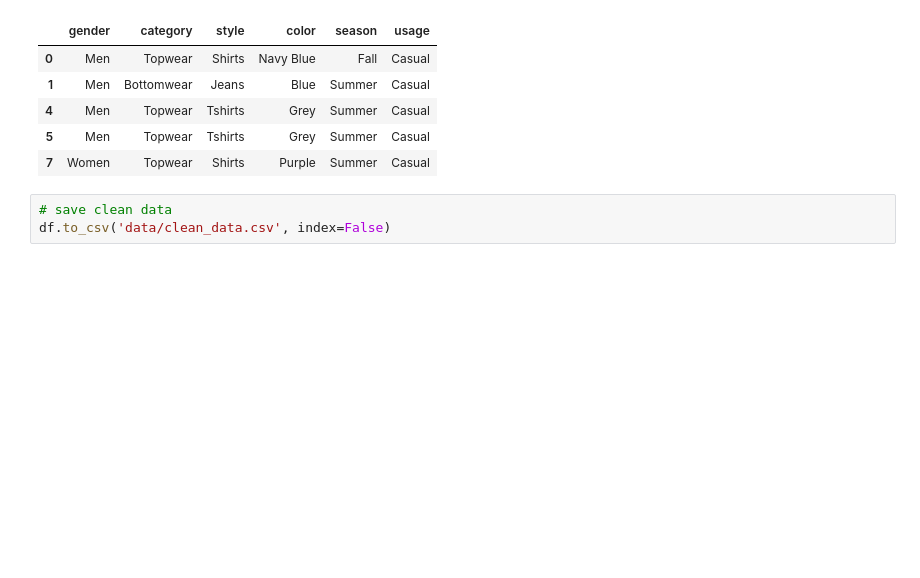
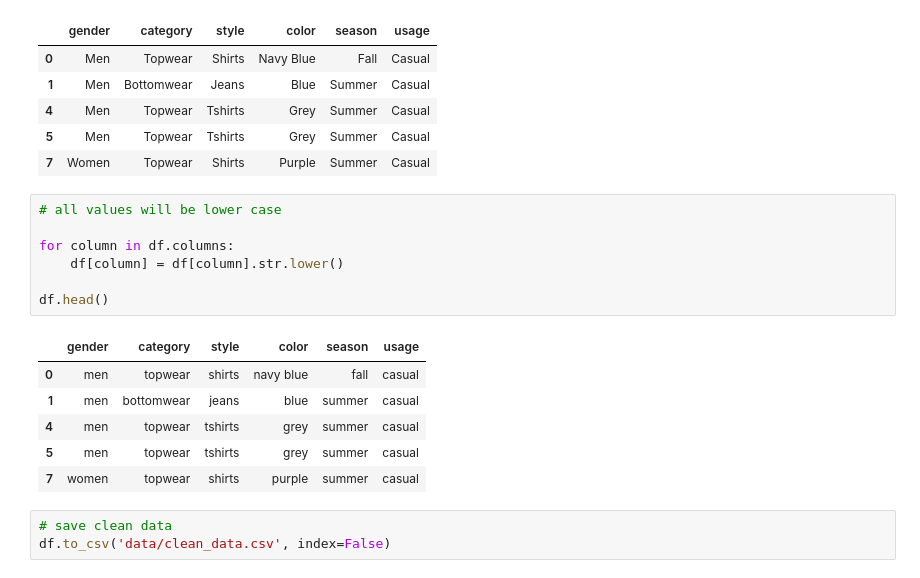
Before and after one commit to franklinnevesfilho/outfit-finder-backend, a Jupyter notebook: docs/outfit-finder-notebook/sample.ipynb, the cells around one changed output. Cells and saved outputs as stored; diff of their text form; blank space fills up the shorter version.

```diff
--- a/docs/outfit-finder-notebook/sample.ipynb
+++ b/docs/outfit-finder-notebook/sample.ipynb
@@ -258,6 +260,20 @@ df.head()
 | 4 | Men | Topwear | Tshirts | Grey | Summer | Casual |
 | 5 | Men | Topwear | Tshirts | Grey | Summer | Casual |
 | 7 | Women | Topwear | Shirts | Purple | Summer | Casual |
+# %%
+# all values will be lower case
+
+for column in df.columns:
+    df[column] = df[column].str.lower()
+
+df.head()
+# %% [output]
+|  | gender | category | style | color | season | usage |
+| 0 | men | topwear | shirts | navy blue | fall | casual |
+| 1 | men | bottomwear | jeans | blue | summer | casual |
+| 4 | men | topwear | tshirts | grey | summer | casual |
+| 5 | men | topwear | tshirts | grey | summer | casual |
+| 7 | women | topwear | shirts | purple | summer | casual |
 # %%
 # save clean data
 df.to_csv('data/clean_data.csv', index=False)
```
Also changed, not shown: parts of 10 cells of this notebook, 12 other files.
